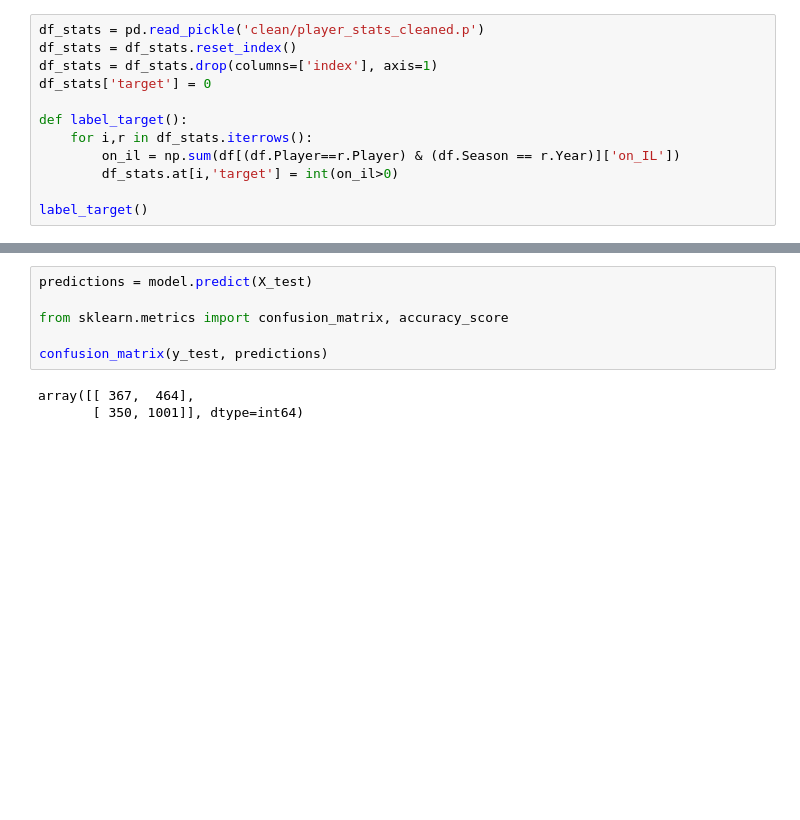
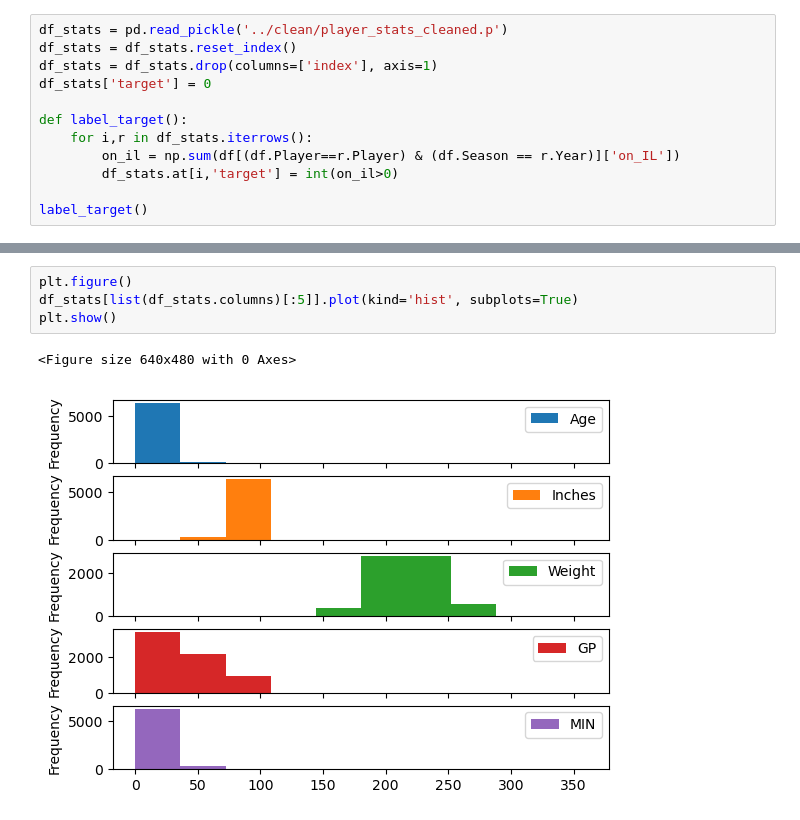
Before and after one commit to manelfideles/nba-injury-prediction, a Jupyter notebook: code.ipynb, the cells around one changed output, grey strips where cells are left out. Drawn from its saved outputs; the diff is of its cells as text; blank space fills up the shorter version.

```diff
--- a/code.ipynb
+++ b/code.ipynb
@@ -27,5 +22,5 @@ df.head()
 # %%
-df_stats = pd.read_pickle('clean/player_stats_cleaned.p')
+df_stats = pd.read_pickle('../clean/player_stats_cleaned.p')
 df_stats = df_stats.reset_index()
 df_stats = df_stats.drop(columns=['index'], axis=1)
 df_stats['target'] = 0
@@ -104,9 +57,7 @@ pandas.Int64Index is deprecated and will be removed from pandas in a future vers
-# %%
-predictions = model.predict(X_test)
-
-from sklearn.metrics import confusion_matrix, accuracy_score
-
-confusion_matrix(y_test, predictions)
-# %% [output]
-array([[ 367,  464],
-       [ 350, 1001]], dtype=int64)
+# %%
+plt.figure()
+df_stats[list(df_stats.columns)[:5]].plot(kind='hist', subplots=True)
+plt.show()
+# %% [output]
+<Figure size 640x480 with 0 Axes>
+[figure, added]
```
Also changed, not shown: parts of 39 cells of this notebook, 1 other file.
